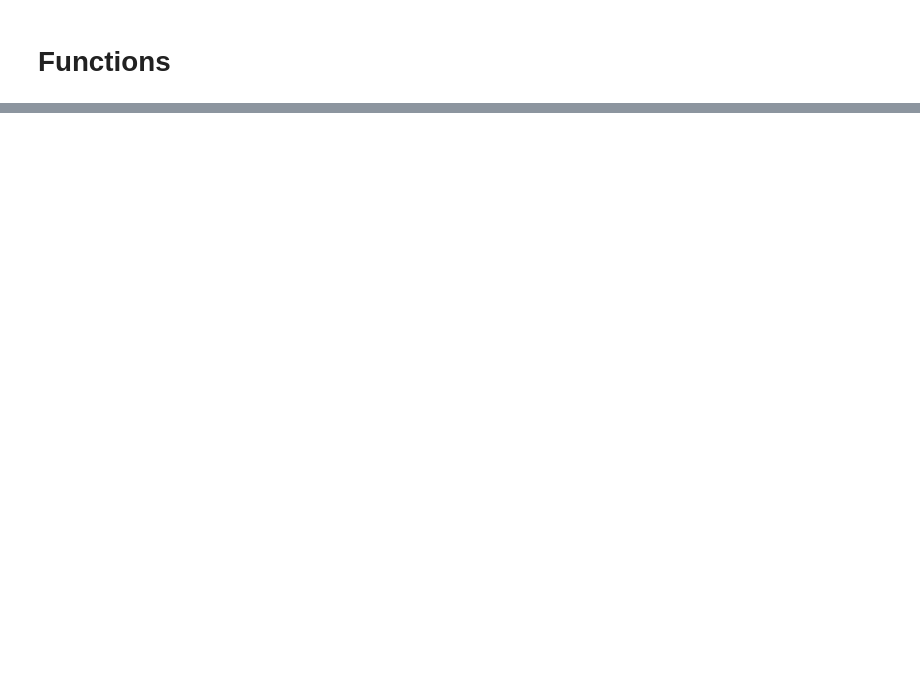
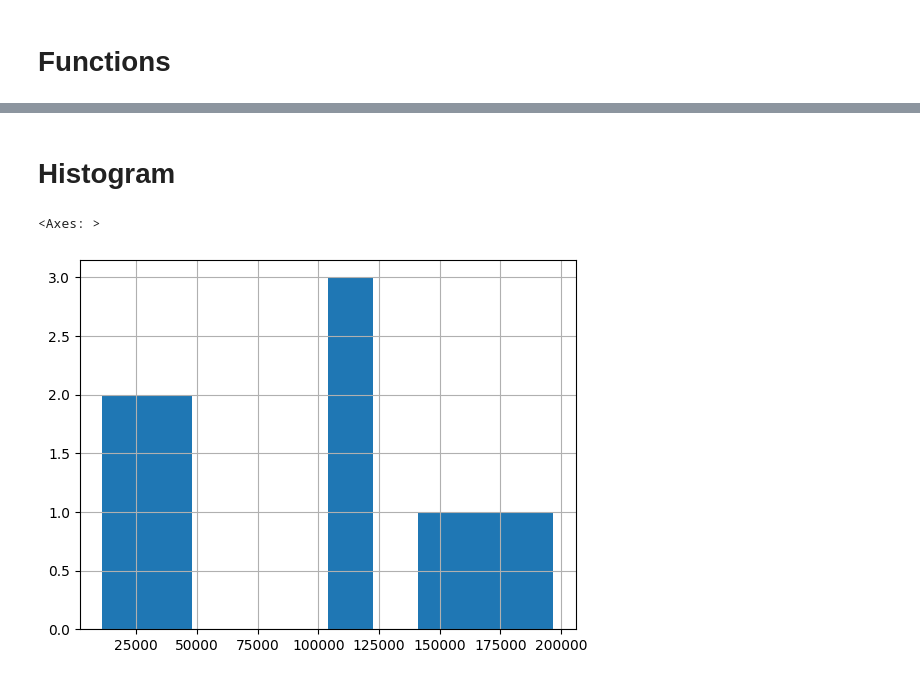
Before and after one commit to amankr2301/jules-test-repo, a Jupyter notebook: data-manipulation-pandasandnumpy.ipynb, the cells around one changed output, grey strips where cells are left out. Cells and saved outputs as stored; diff of their text form; code cells hidden in the pictures; blank space fills up the shorter version.

```diff
--- a/data-manipulation-pandasandnumpy.ipynb
+++ b/data-manipulation-pandasandnumpy.ipynb
@@ -96,0 +248,7 @@ memory usage: 180.0+ bytes
+# %% [markdown]
+# Histogram
+# %%
+exported_data["Mileage_KM"].hist()
+# %% [output]
+<Axes: >
+[figure, added]
```
Also changed, not shown: parts of 38 cells of this notebook.
